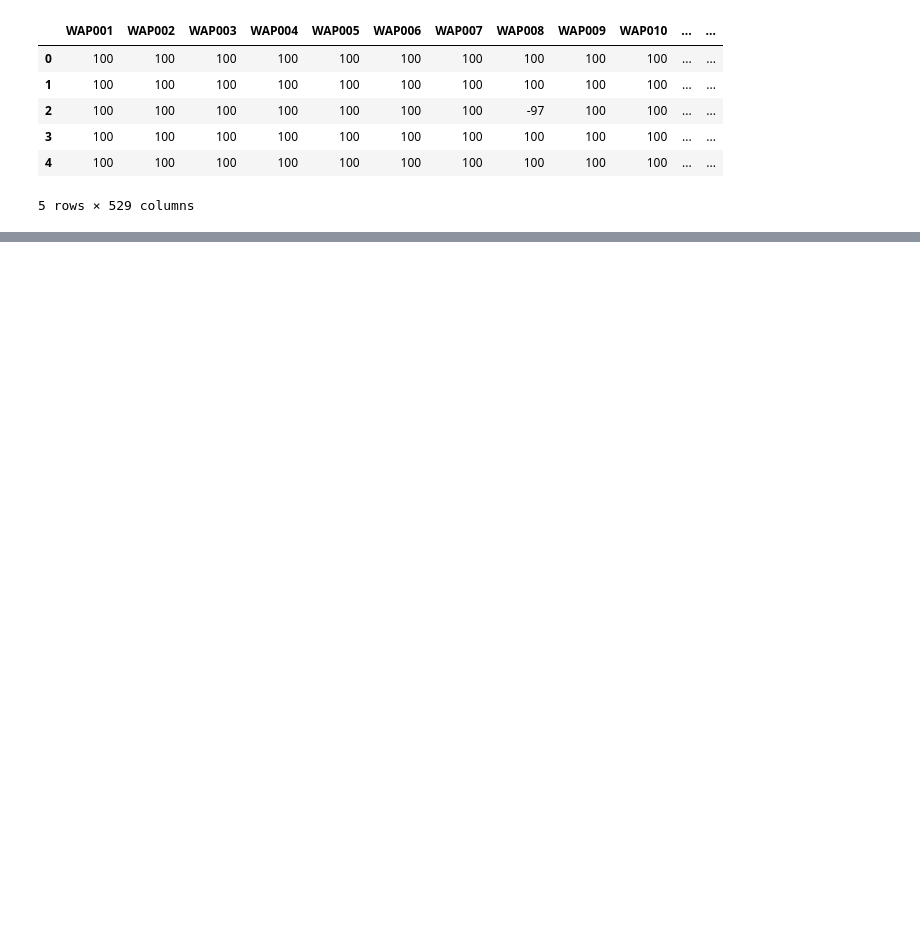
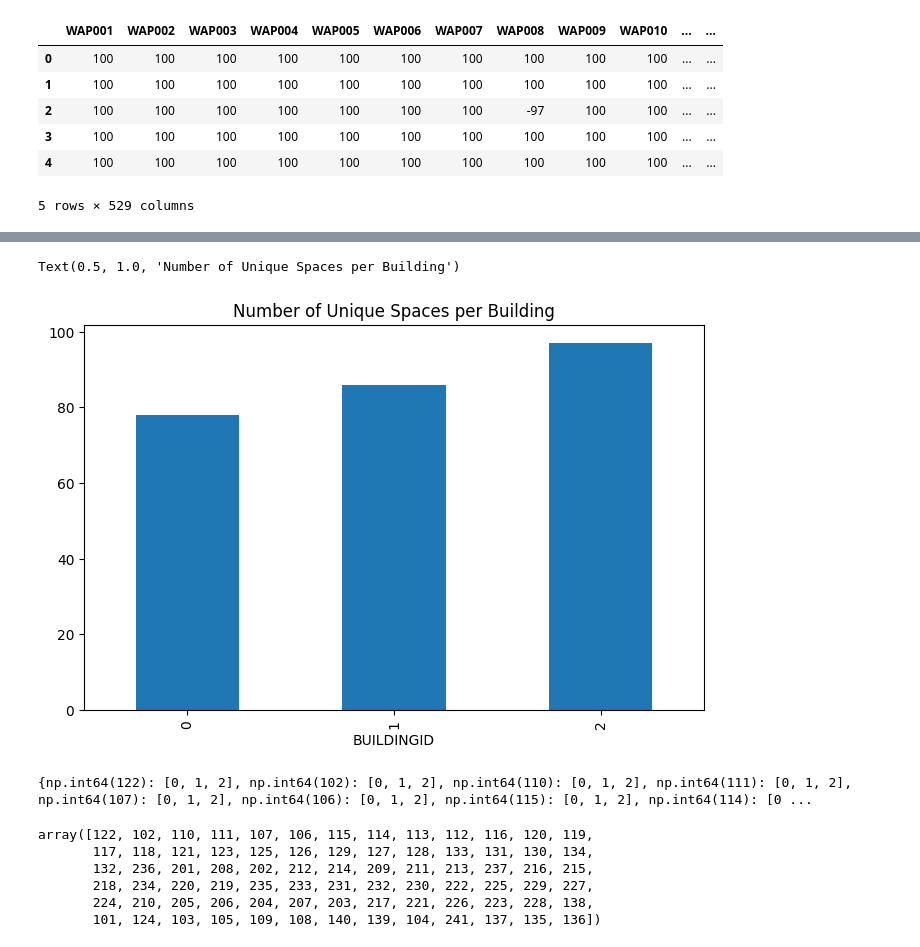
Before and after one commit to AlbertZweistein-2/184.702_MachineLearning, a Jupyter notebook: source/descriptive.ipynb, the cells around one changed output, grey strips where cells are left out. Drawn from its saved outputs; the diff is of its cells as text; code cells hidden in the pictures; blank space fills up the shorter version.

```diff
--- a/source/descriptive.ipynb
+++ b/source/descriptive.ipynb
@@ -44,0 +154,8 @@ UJI_training.head()
+# %%
+unique_spaces_per_building = UJI_training.groupby(['BUILDINGID'])['SPACEID'].nunique()
+#barplot
+unique_spaces_per_building.plot(kind='bar', figsize=(8, 5))
+plt.title('Number of Unique Spaces per Building')
+# %% [output]
+Text(0.5, 1.0, 'Number of Unique Spaces per Building')
+[figure, added]
@@ -44,0 +166,19 @@ UJI_training.head()
+# %%
+spaces_dict = {}
+for bID, spaces in unique_spaces_per_building.items():
+    for space in spaces:
+        if space not in spaces_dict.keys():
+            spaces_dict[space] = []
+        spaces_dict[space].append(bID)
+print(spaces_dict)
+# %% [output]
+{np.int64(122): [0, 1, 2], np.int64(102): [0, 1, 2], np.int64(110): [0, 1, 2], np.int64(111): [0, 1, 2], np.int64(107): [0, 1, 2], np.int64(106): [0, 1, 2], np.int64(115): [0, 1, 2], np.int64(114): [0 ...
+# %%
+unique_spaces_per_building[0]
+# %% [output]
+array([122, 102, 110, 111, 107, 106, 115, 114, 113, 112, 116, 120, 119,
+       117, 118, 121, 123, 125, 126, 129, 127, 128, 133, 131, 130, 134,
+       132, 236, 201, 208, 202, 212, 214, 209, 211, 213, 237, 216, 215,
+       218, 234, 220, 219, 235, 233, 231, 232, 230, 222, 225, 229, 227,
+       224, 210, 205, 206, 204, 207, 203, 217, 221, 226, 223, 228, 138,
+       101, 124, 103, 105, 109, 108, 140, 139, 104, 241, 137, 135, 136])
```
Also changed, not shown: parts of 39 cells of this notebook, 2 other files.
